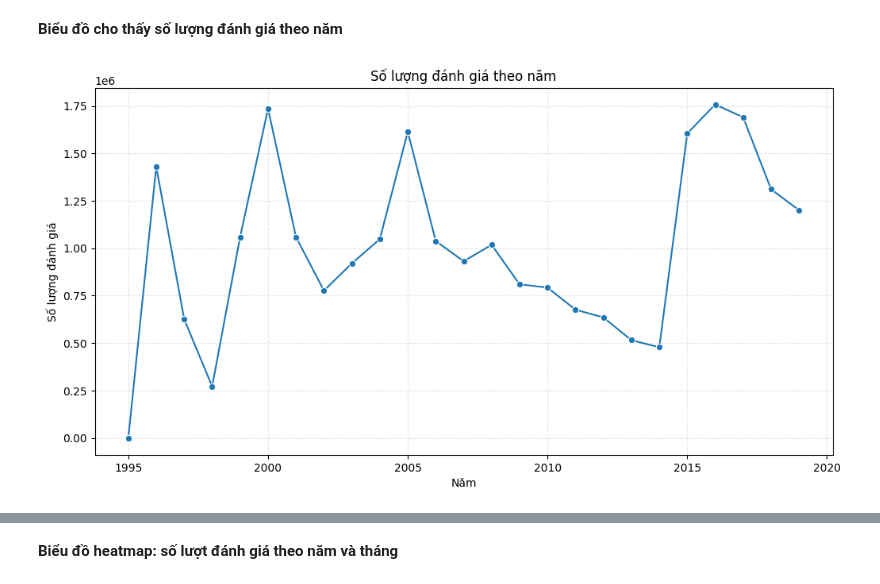
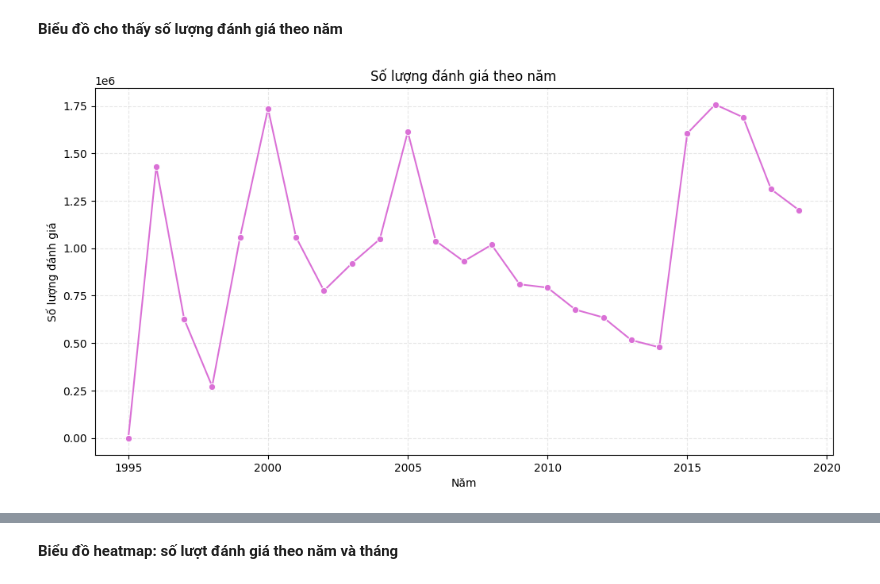
Before and after one commit to ththu0205/SVD-in-Movie-Recommendation-Systems, a Jupyter notebook: final.ipynb, the cells around one changed output, grey strips where cells are left out. Drawn from its saved outputs; the diff is of its cells as text; code cells hidden in the pictures.

```diff
--- a/final.ipynb
+++ b/final.ipynb
@@ -225,21 +196,21 @@ plt.show()
 ## Phân tích theo thời gian
 # %% [markdown]
 **Biểu đồ cho thấy số lượng đánh giá theo năm**
-# %%
-# Chuyển cột 'timestamp' sang kiểu datetime và lấy năm
-ratings['year'] = pd.to_datetime(ratings['timestamp'], unit='s').dt.year
-# Đếm số đánh giá theo từng năm
-ratings_by_year = ratings['year'].value_counts().sort_index()
-
-# Vẽ biểu đồ
-plt.figure(figsize=(12, 6))
-sns.lineplot(x=ratings_by_year.index, y=ratings_by_year.values, marker='o')
-plt.title('Số lượng đánh giá theo năm')
-plt.xlabel('Năm')
-plt.ylabel('Số lượng đánh giá')
-plt.grid(True, linestyle='--', alpha=0.3)
-plt.show()
-# %% [output]
-[figure, removed]
+# %%
+# Chuyển cột 'timestamp' sang kiểu datetime và lấy năm
+ratings['year'] = pd.to_datetime(ratings['timestamp'], unit='s').dt.year
+# Đếm số đánh giá theo từng năm
+ratings_by_year = ratings['year'].value_counts().sort_index()
+
+# Vẽ biểu đồ
+plt.figure(figsize=(12, 6))
+sns.lineplot(x=ratings_by_year.index, y=ratings_by_year.values, marker='o', color='orchid')
+plt.title('Số lượng đánh giá theo năm')
+plt.xlabel('Năm')
+plt.ylabel('Số lượng đánh giá')
+plt.grid(True, linestyle='--', alpha=0.3)
+plt.show()
+# %% [output]
+[figure, added]
 # %% [markdown]
 **Nhận xét:**
```
Also changed, not shown: parts of 20 cells of this notebook, 1 other file.
